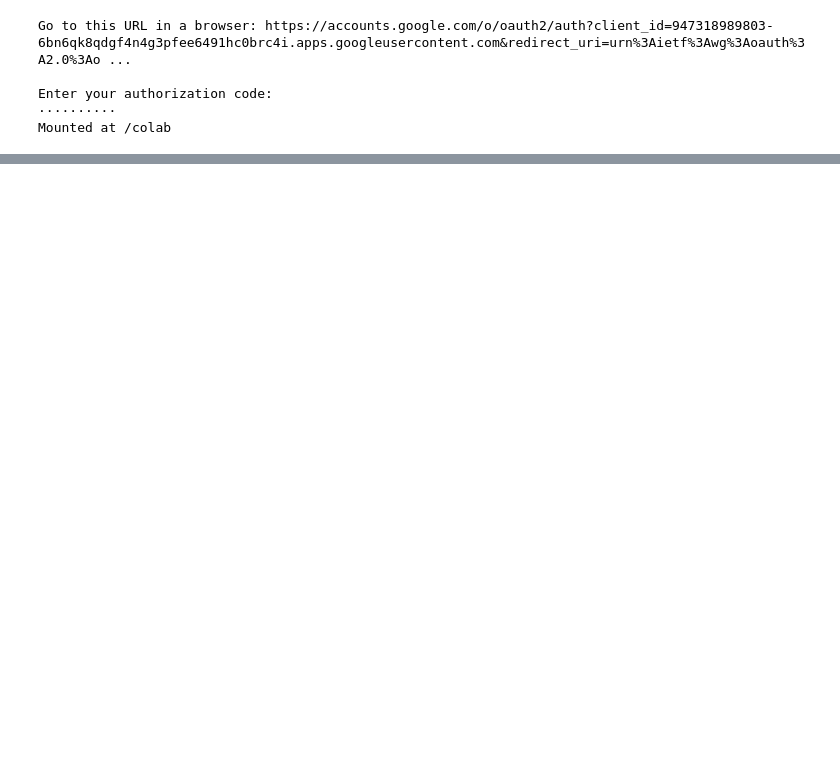
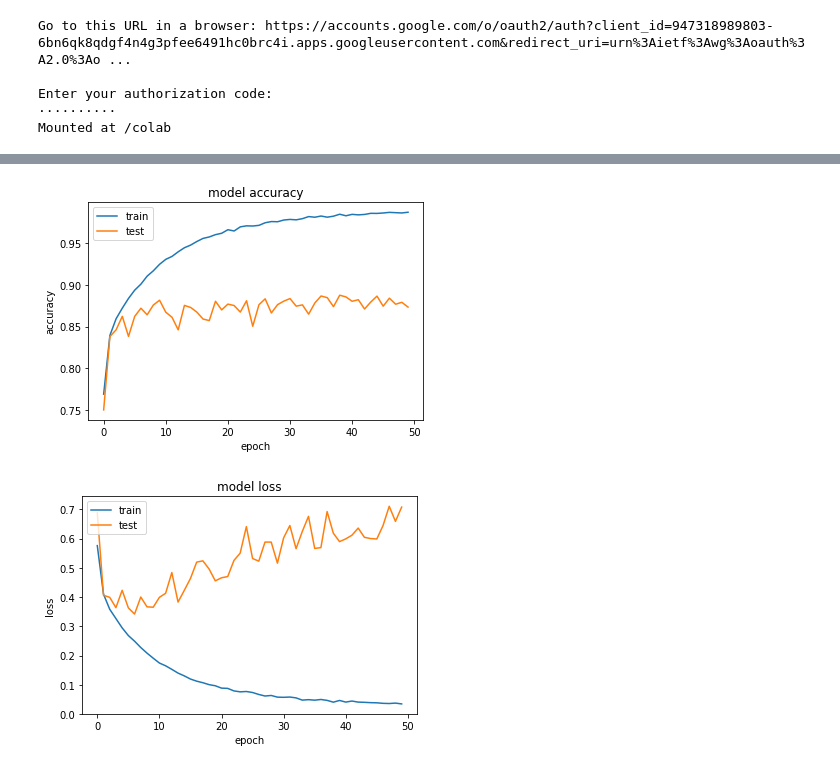
Before and after one commit to Utkarsh4430/MidasIIITD, a Jupyter notebook: CV_Problem/CV_task.ipynb, the cells around one changed output, grey strips where cells are left out. Saved outputs shown, nothing was run; the diff lists cells and outputs as text; code cells hidden in the pictures; blank space fills up the shorter version.

```diff
--- a/CV_Problem/CV_task.ipynb
+++ b/CV_Problem/CV_task.ipynb
@@ -53,3 +98,2 @@ enc.categories_
 # %%
-train_data = np.reshape(train_data,(-1,28,28,1))
-x_train,x_val,y_train,y_val = tts(train_data,train_labels,random_state = 5,test_size = 0.1,shuffle = True)
+x_train,x_test,y_train,y_test = tts(train_data,train_label,random_state = 5,test_size = 0.1,shuffle = True)
@@ -83,0 +165,5 @@ for i in range(500):
+# %%
+augmented_images = np.array(augmented_images)
+augmented_y = np.array(augmented_y)
+x_train = np.concatenate((x_train,augmented_images),axis=0)
+y_train = np.concatenate((y_train,augmented_y),axis=0)
@@ -89,0 +180,22 @@ x_train.shape,y_train.shape,x_val.shape,y_val.shape
+# %%
+def func(history):
+
+  # summarize history for accuracy
+    plt.plot(history.history['acc'])
+    plt.plot(history.history['val_acc'])
+    plt.title('model accuracy')
+    plt.ylabel('accuracy')
+    plt.xlabel('epoch')
+    plt.legend(['train', 'test'], loc='upper left')
+    plt.show()
+    # summarize history for loss
+    plt.plot(history.history['loss'])
+    plt.plot(history.history['val_loss'])
+    plt.title('model loss')
+    plt.ylabel('loss')
+    plt.xlabel('epoch')
+    plt.legend(['train', 'test'], loc='upper left')
+    plt.show()
+
+
+    plt.show()
@@ -156,3 +279,3 @@ model.compile(optimizer = 'adam',loss = 'categorical_crossentropy', metrics = ['
 # %%
-model.fit(x_train,y_train,batch_size=64,epochs=50,validation_data=(x_val,y_val))
+X1 = model1.fit(x_train,y_train,batch_size=128,epochs=50,validation_split=0.1)
 # %% [output]
@@ -175,0 +299,7 @@ Epoch 49/50
+# %%
+func(X1) #plotting the graphs
+_,acc = model1.evaluate(x_test,y_test)
+print("Test accuracy : ",acc)
+# %% [output]
+[figure, added]
+[figure, added]
```
Also changed, not shown: parts of 61 cells of this notebook, 5 other files.
